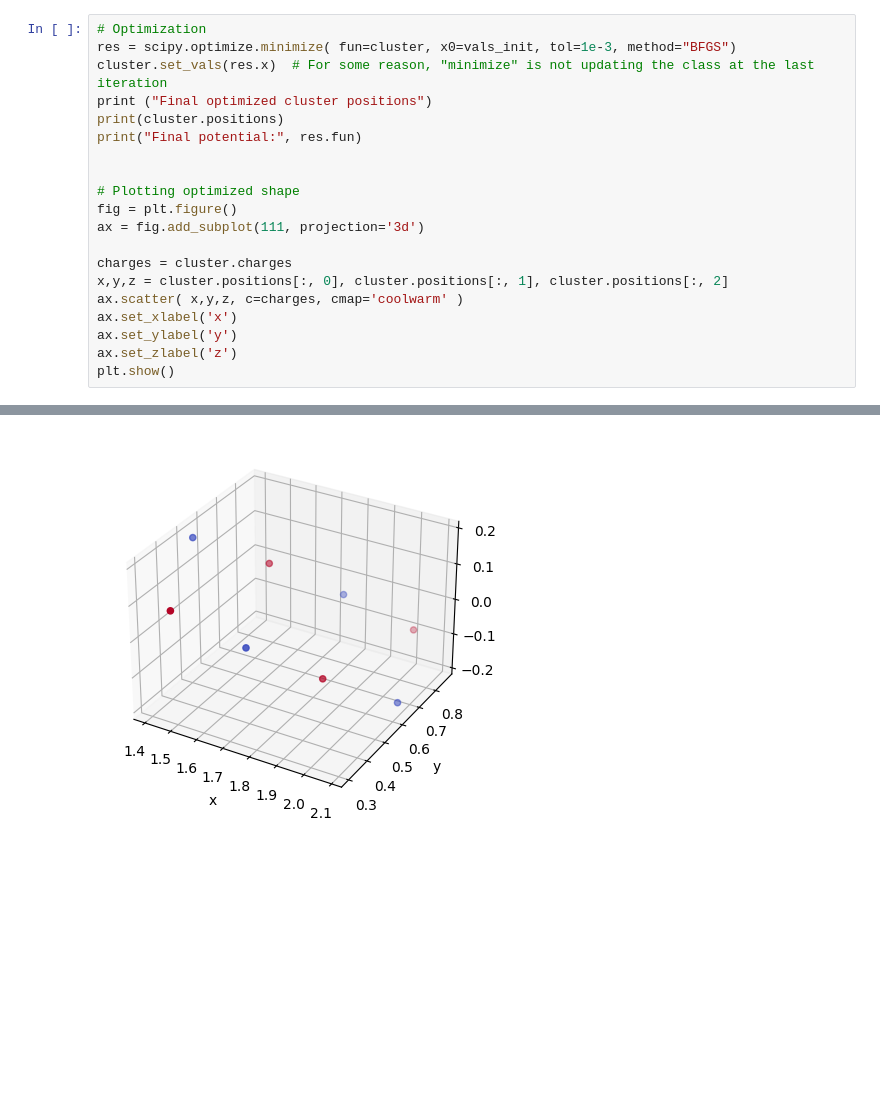
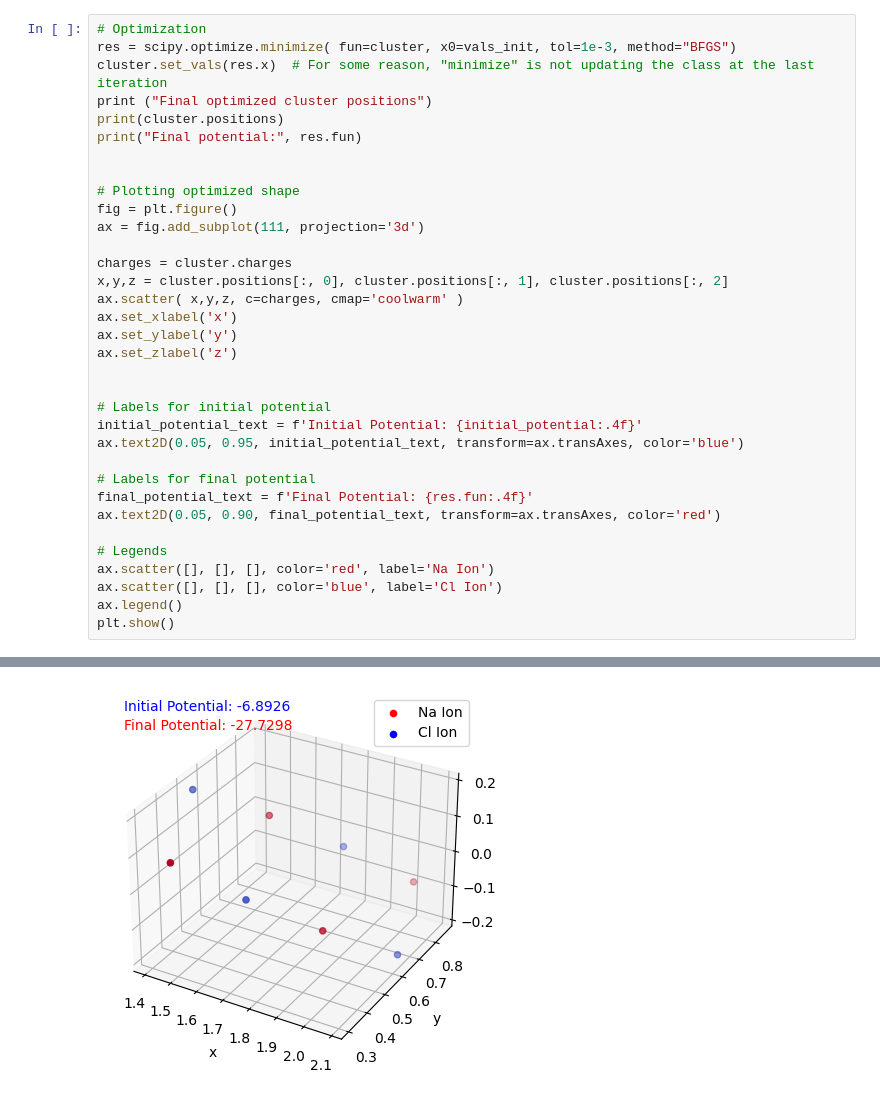
Before and after one commit to ubsuny/23-Homework7G3, a Jupyter notebook: rectangle.ipynb, the cells around one changed output, grey strips where cells are left out. Saved outputs shown, nothing was run; the diff lists cells and outputs as text; blank space fills up the shorter version.

```diff
--- a/rectangle.ipynb
+++ b/rectangle.ipynb
@@ -107,31 +118,45 @@ initial V  : -6.892635721242482
 # Optimization
 res = scipy.optimize.minimize( fun=cluster, x0=vals_init, tol=1e-3, method="BFGS")
 cluster.set_vals(res.x)  # For some reason, "minimize" is not updating the class at the last iteration
 print ("Final optimized cluster positions")
 print(cluster.positions)
 print("Final potential:", res.fun)
 
 
 # Plotting optimized shape
 fig = plt.figure()
 ax = fig.add_subplot(111, projection='3d')
 
 charges = cluster.charges
 x,y,z = cluster.positions[:, 0], cluster.positions[:, 1], cluster.positions[:, 2]
 ax.scatter( x,y,z, c=charges, cmap='coolwarm' )
 ax.set_xlabel('x')
 ax.set_ylabel('y')
 ax.set_zlabel('z')
+
+
+# Labels for initial potential
+initial_potential_text = f'Initial Potential: {initial_potential:.4f}'
+ax.text2D(0.05, 0.95, initial_potential_text, transform=ax.transAxes, color='blue')
+
+# Labels for final potential
+final_potential_text = f'Final Potential: {res.fun:.4f}'
+ax.text2D(0.05, 0.90, final_potential_text, transform=ax.transAxes, color='red')
+
+# Legends
+ax.scatter([], [], [], color='red', label='Na Ion')
+ax.scatter([], [], [], color='blue', label='Cl Ion')
+ax.legend()
 plt.show()
 # %% [output]
 Final optimized cluster positions
 [[ 1.48280273  0.3031196   0.09695682]
  [ 1.89201107  0.51784502 -0.10244663]
  [ 1.59990907  0.64567862  0.1021675 ]
  [ 2.00911773  0.86040492 -0.09723477]
  [ 1.80325637  0.76223483  0.00525953]
  [ 1.40596819  0.51468587  0.19019715]
  [ 2.08594995  0.64883923 -0.19047789]
  [ 1.68866208  0.40128683 -0.00553932]]
 Final potential: -27.729842285228333
-[figure, old version]
+[figure, new version]
```
Also changed, not shown: parts of 1 cell of this notebook.
